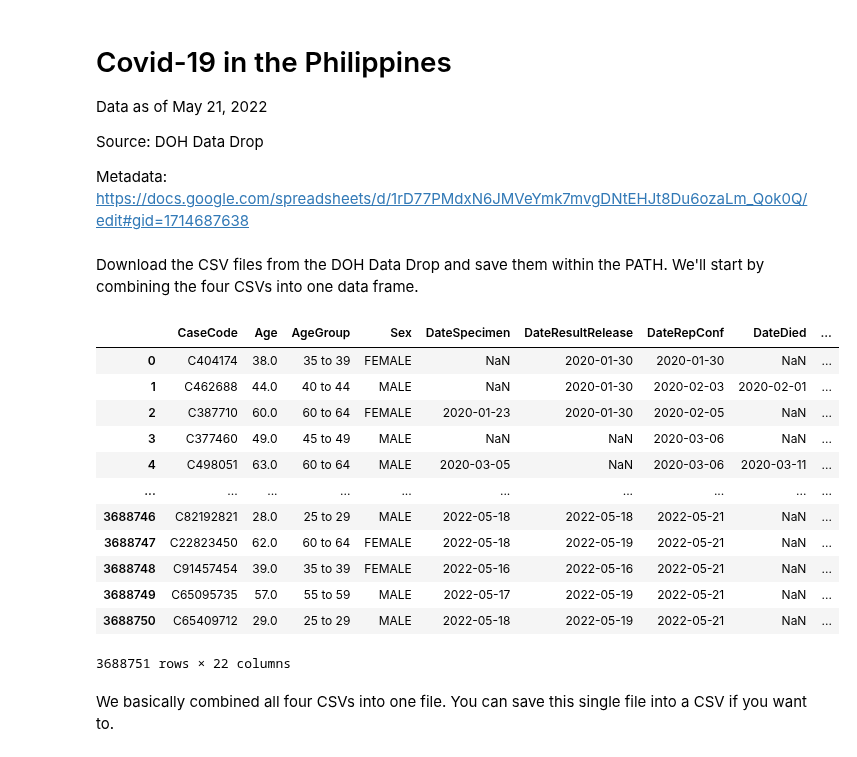
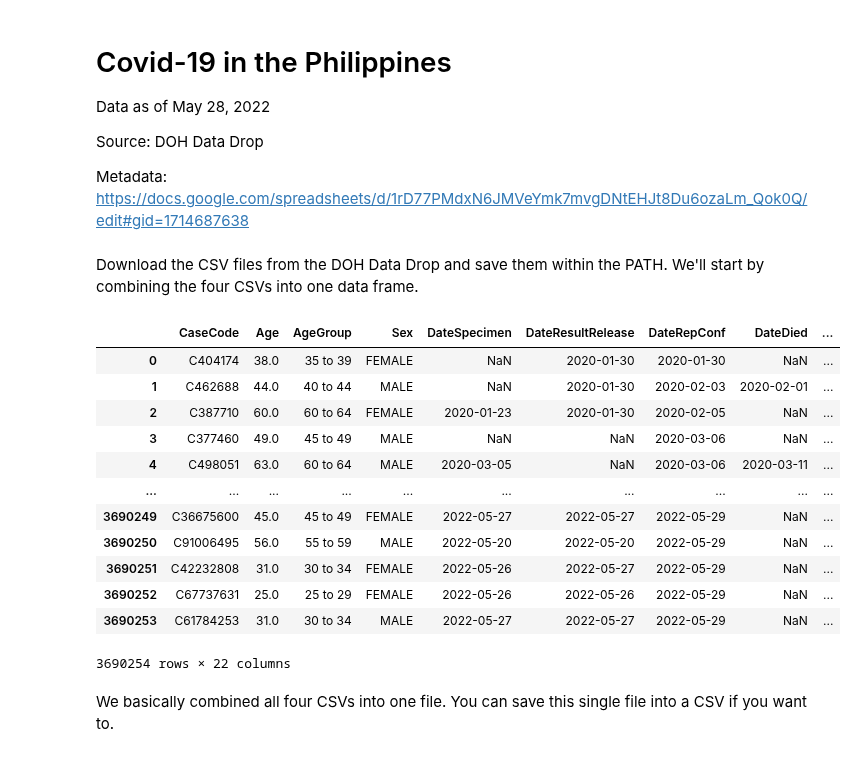
Before and after one commit to pmagtulis/covid-ph, a Jupyter notebook: covid-philippines.ipynb, the cells around one changed output. Cells and saved outputs as stored; diff of their text form; code cells hidden in the pictures.

```diff
--- a/covid-philippines.ipynb
+++ b/covid-philippines.ipynb
@@ -1,7 +1,7 @@
 # %% [markdown]
 # Covid-19 in the Philippines
 
-Data as of May 21, 2022
+Data as of May 28, 2022
 
 Source: DOH Data Drop
 
@@ -16,23 +16,23 @@ from plotnine import *
 # %%
 pd.set_option("display.max_columns", None)
 pd.set_option("display.max_rows", 1000)
 df = pd.concat(
-    map(pd.read_csv, ['DOH COVID Data Drop_ 20220521 - 04 Case Information_batch_0.csv', 'DOH COVID Data Drop_ 20220521 - 04 Case Information_batch_1.csv', 'DOH COVID Data Drop_ 20220521 - 04 Case Information_batch_2.csv', "DOH COVID Data Drop_ 20220521 - 04 Case Information_batch_3.csv"]), ignore_index=True)
+    map(pd.read_csv, ['DOH COVID Data Drop_ 20220528 - 04 Case Information_batch_0.csv', 'DOH COVID Data Drop_ 20220528 - 04 Case Information_batch_1.csv', 'DOH COVID Data Drop_ 20220528 - 04 Case Information_batch_2.csv', "DOH COVID Data Drop_ 20220528 - 04 Case Information_batch_3.csv"]), ignore_index=True)
 df
 # %% [output]
 |  | CaseCode | Age | AgeGroup | Sex | DateSpecimen | DateResultRelease | DateRepConf | DateDied | ... |
 | 0 | C404174 | 38.0 | 35 to 39 | FEMALE | NaN | 2020-01-30 | 2020-01-30 | NaN | ... |
 | 1 | C462688 | 44.0 | 40 to 44 | MALE | NaN | 2020-01-30 | 2020-02-03 | 2020-02-01 | ... |
 | 2 | C387710 | 60.0 | 60 to 64 | FEMALE | 2020-01-23 | 2020-01-30 | 2020-02-05 | NaN | ... |
 | 3 | C377460 | 49.0 | 45 to 49 | MALE | NaN | NaN | 2020-03-06 | NaN | ... |
 | 4 | C498051 | 63.0 | 60 to 64 | MALE | 2020-03-05 | NaN | 2020-03-06 | 2020-03-11 | ... |
 | ... | ... | ... | ... | ... | ... | ... | ... | ... | ... |
-| 3688746 | C82192821 | 28.0 | 25 to 29 | MALE | 2022-05-18 | 2022-05-18 | 2022-05-21 | NaN | ... |
-| 3688747 | C22823450 | 62.0 | 60 to 64 | FEMALE | 2022-05-18 | 2022-05-19 | 2022-05-21 | NaN | ... |
-| 3688748 | C91457454 | 39.0 | 35 to 39 | FEMALE | 2022-05-16 | 2022-05-16 | 2022-05-21 | NaN | ... |
-| 3688749 | C65095735 | 57.0 | 55 to 59 | MALE | 2022-05-17 | 2022-05-19 | 2022-05-21 | NaN | ... |
-| 3688750 | C65409712 | 29.0 | 25 to 29 | MALE | 2022-05-18 | 2022-05-19 | 2022-05-21 | NaN | ... |
+| 3690249 | C36675600 | 45.0 | 45 to 49 | FEMALE | 2022-05-27 | 2022-05-27 | 2022-05-29 | NaN | ... |
+| 3690250 | C91006495 | 56.0 | 55 to 59 | MALE | 2022-05-20 | 2022-05-20 | 2022-05-29 | NaN | ... |
+| 3690251 | C42232808 | 31.0 | 30 to 34 | FEMALE | 2022-05-26 | 2022-05-27 | 2022-05-29 | NaN | ... |
+| 3690252 | C67737631 | 25.0 | 25 to 29 | FEMALE | 2022-05-26 | 2022-05-26 | 2022-05-29 | NaN | ... |
+| 3690253 | C61784253 | 31.0 | 30 to 34 | MALE | 2022-05-27 | 2022-05-27 | 2022-05-29 | NaN | ... |
-3688751 rows × 22 columns
+3690254 rows × 22 columns
 # %% [markdown]
 We basically combined all four CSVs into one file.
 You can save this single file into a CSV if you want to.
```
Also changed, not shown: parts of 48 cells of this notebook.
